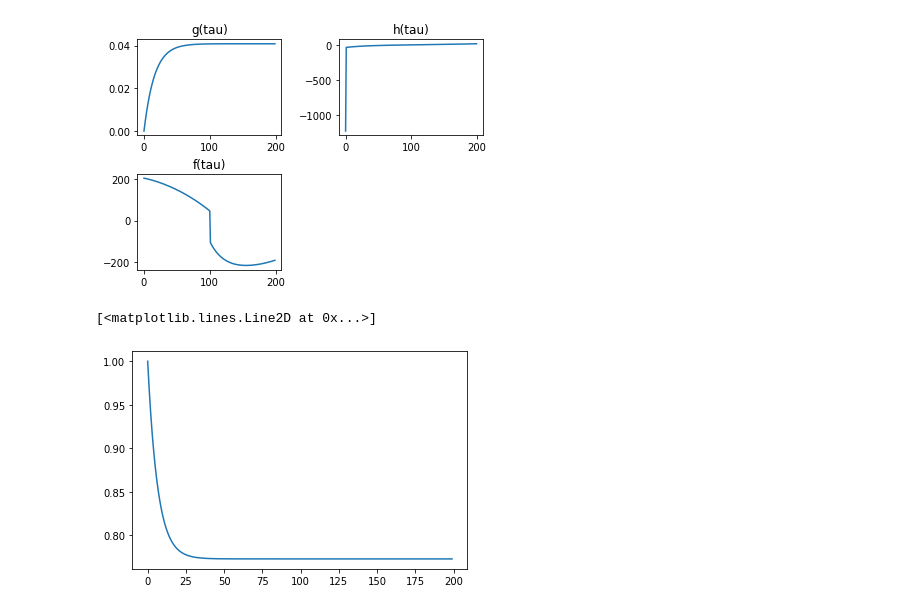
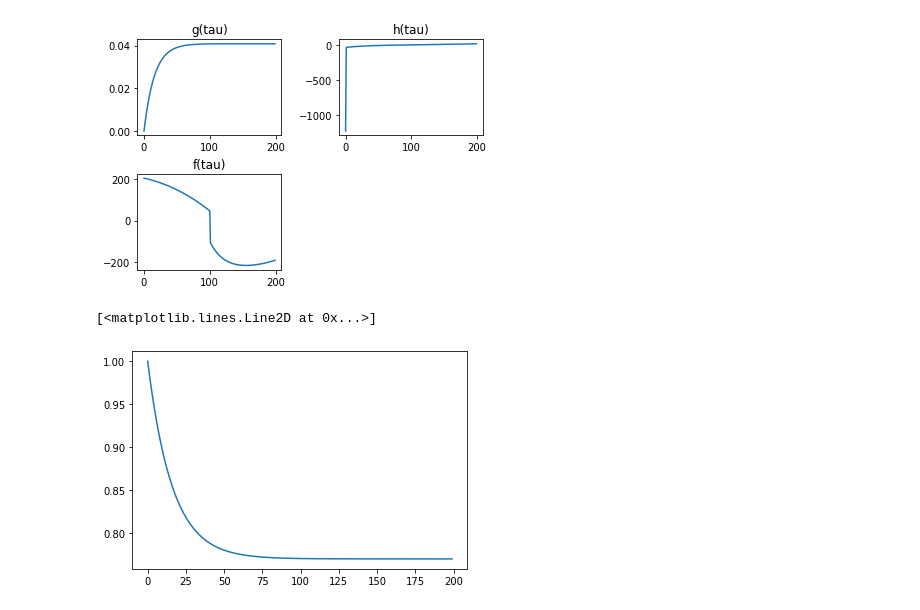
Before and after one commit to phy-zhaoqing/glitch, a Jupyter notebook: source/conv.ipynb, the cells around one changed output. Drawn from its saved outputs; the diff is of its cells as text; code cells hidden in the pictures.

```diff
--- a/source/conv.ipynb
+++ b/source/conv.ipynb
@@ -193,21 +198,21 @@ plt.subplots_adjust(left=0.1, right=0.9, top=0.9, bottom=0.1, wspace=0.4, hspace
 # %%
 import numpy as np
 import matplotlib.pyplot as plt
 
 finf = (1. + K * Omega0) / (1 + K)
 C = (Omegan0 - finf)
 
 t = np.arange(0, N, 1)
 tau = np.sqrt(E) * Omega * t
 
 ftau = finf
-ftau = ftau + C * np.exp(-beta*(1. + 1./K) * tau)
-ftau = ftau + (1. - C - finf) * np.exp(-beta * tau)
+ftau = ftau + (1. - C - finf) * np.exp(-beta*(1. + 1./K) * tau)
+ftau = ftau + C * np.exp(-beta * tau)
 
 plt.plot(t, ftau)
 # %% [output]
 [<matplotlib.lines.Line2D at 0x...>]
-[figure, old version]
+[figure, new version]
 # %%
 import numpy as np
 import matplotlib.pyplot as plt
```
Also changed, not shown: parts of 3 cells of this notebook.
